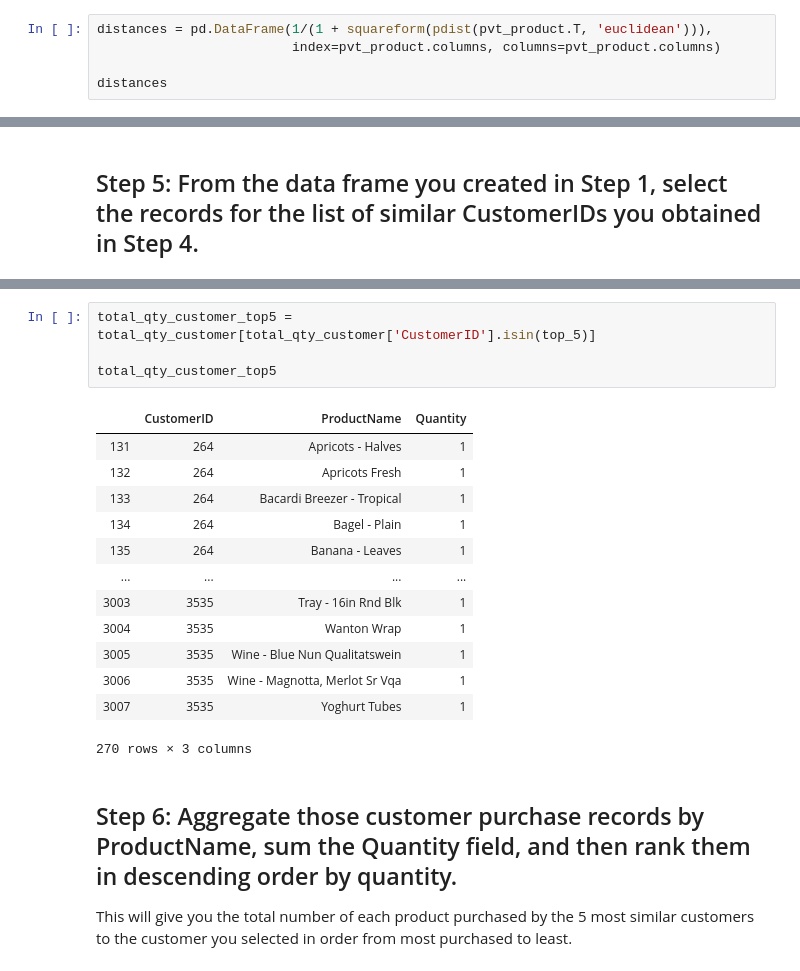
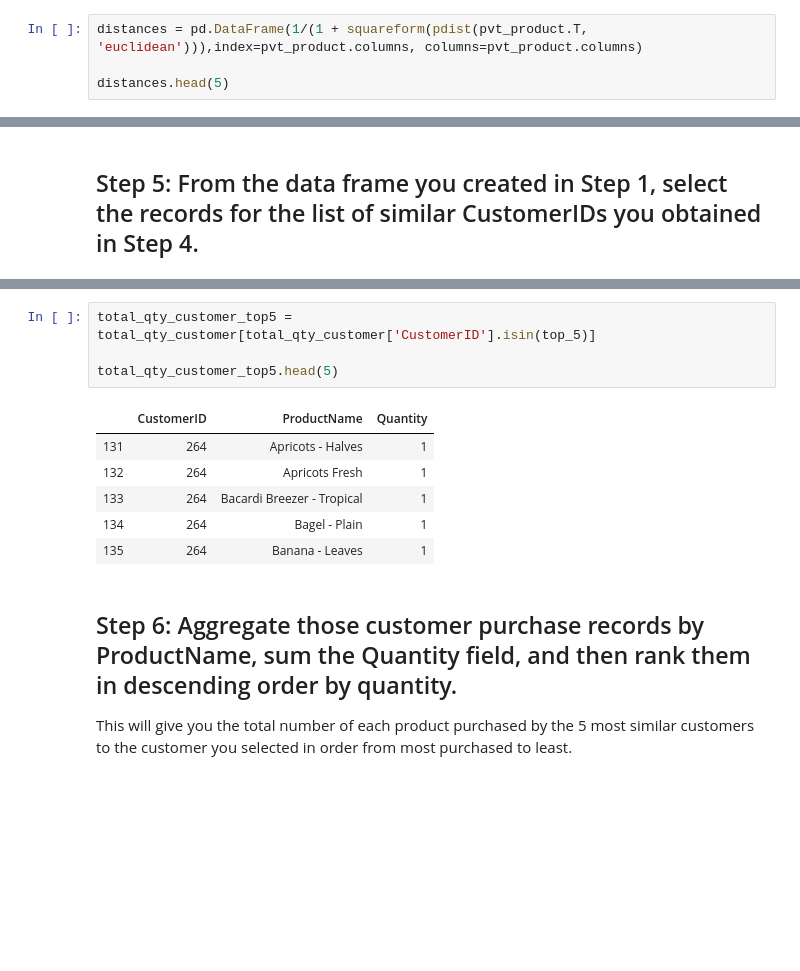
Before and after one commit to marinapm90/data-labs, a Jupyter notebook: module-2/lab-intro-recommender-systems/your-code/main.ipynb, the cells around one changed output, grey strips where cells are left out. Cells and saved outputs as stored; diff of their text form; blank space fills up the shorter version.

```diff
--- a/module-2/lab-intro-recommender-systems/your-code/main.ipynb
+++ b/module-2/lab-intro-recommender-systems/your-code/main.ipynb
@@ -83,10 +70,9 @@ array([[  0.        ,  11.91637529,  10.48808848, ..., 228.62851966,
        [229.77380181, 229.70415756, 229.77380181, ..., 305.16389039,
         303.10889132,   0.        ]])
 # %%
-distances = pd.DataFrame(1/(1 + squareform(pdist(pvt_product.T, 'euclidean'))),
-                         index=pvt_product.columns, columns=pvt_product.columns)
+distances = pd.DataFrame(1/(1 + squareform(pdist(pvt_product.T, 'euclidean'))),index=pvt_product.columns, columns=pvt_product.columns)
 
-distances
+distances.head(5)
 # %% [output]
 | CustomerID | 33 | 200 | 264 | 356 | 412 | 464 | 477 | 639 | 649 | 669 | ... | ... |
 | CustomerID |  |  |  |  |  |  |  |  |  |  |  | ... |
@@ -121,21 +101,14 @@ MultiIndex([], names=['CustomerID', 'ProductName'])
 # %%
 total_qty_customer_top5 = total_qty_customer[total_qty_customer['CustomerID'].isin(top_5)]
 
-total_qty_customer_top5
+total_qty_customer_top5.head(5)
 # %% [output]
 |  | CustomerID | ProductName | Quantity |
 | 131 | 264 | Apricots - Halves | 1 |
 | 132 | 264 | Apricots Fresh | 1 |
 | 133 | 264 | Bacardi Breezer - Tropical | 1 |
 | 134 | 264 | Bagel - Plain | 1 |
 | 135 | 264 | Banana - Leaves | 1 |
-| ... | ... | ... | ... |
-| 3003 | 3535 | Tray - 16in Rnd Blk | 1 |
-| 3004 | 3535 | Wanton Wrap | 1 |
-| 3005 | 3535 | Wine - Blue Nun Qualitatswein | 1 |
-| 3006 | 3535 | Wine - Magnotta, Merlot Sr Vqa | 1 |
-| 3007 | 3535 | Yoghurt Tubes | 1 |
-270 rows × 3 columns
 # %% [markdown]
 ## Step 6: Aggregate those customer purchase records by ProductName, sum the Quantity field, and then rank them in descending order by quantity.
 
```
Also changed, not shown: parts of 16 cells of this notebook.
